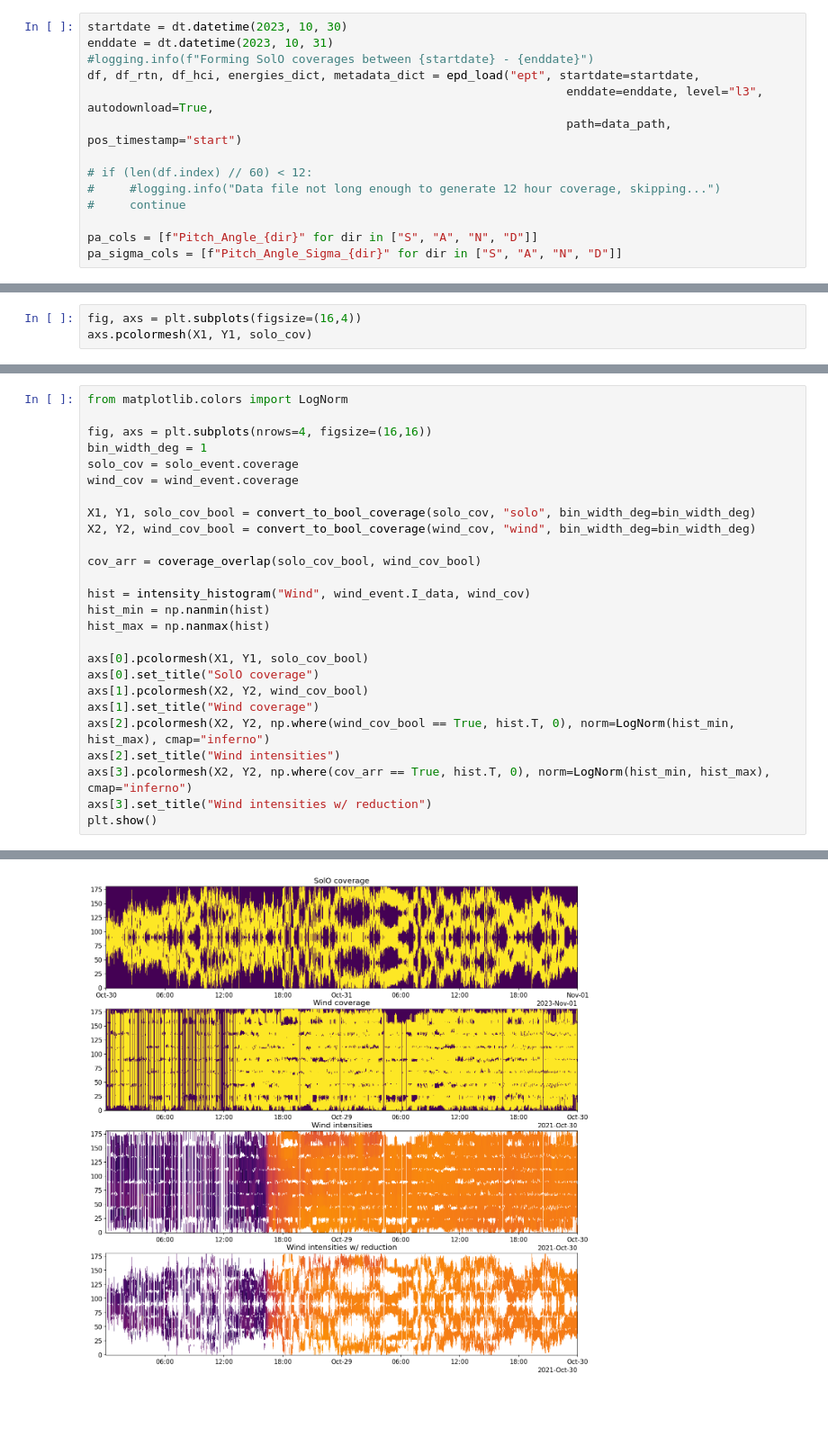
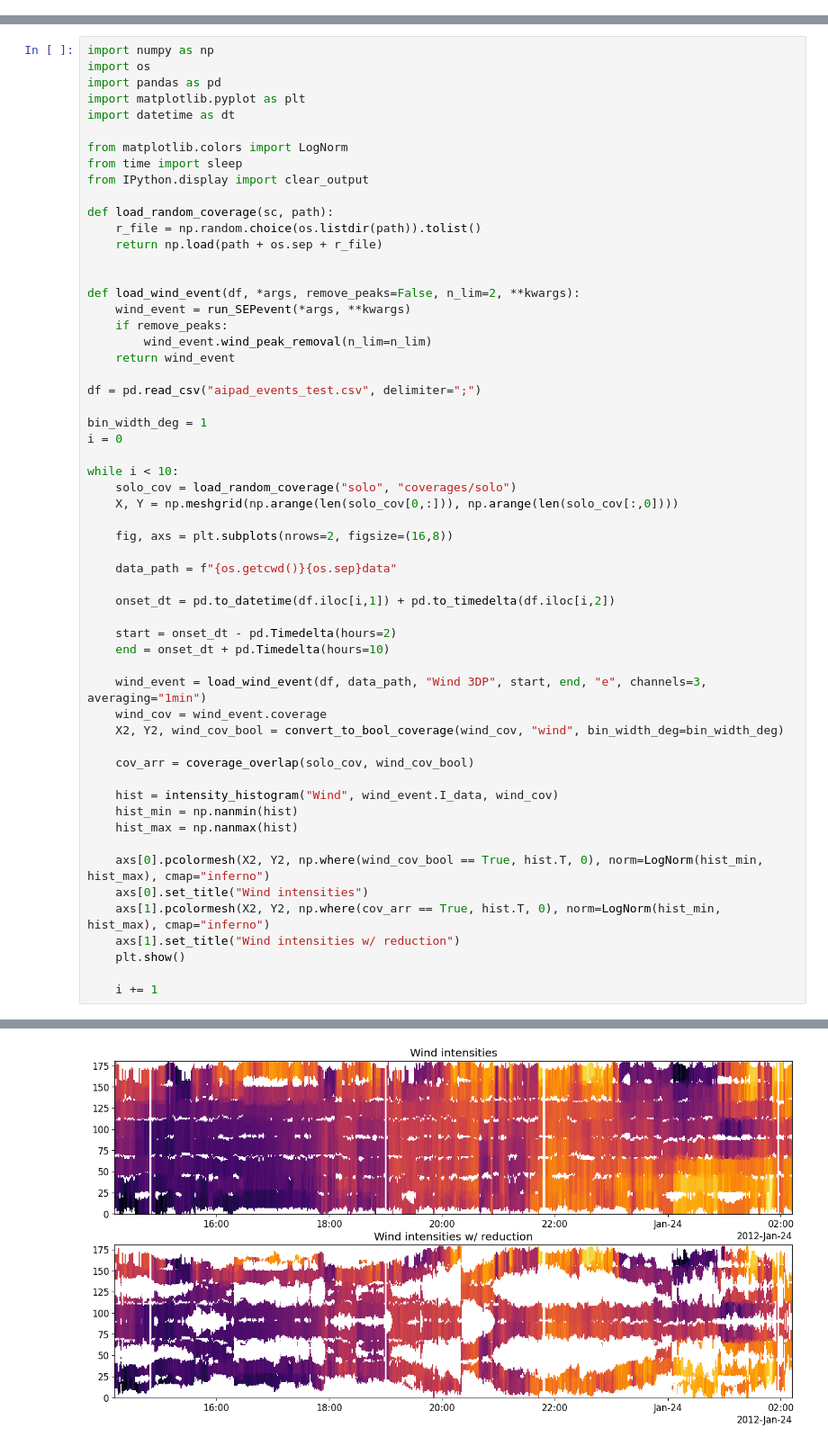
Before and after one commit to ojsant/gradu, a Jupyter notebook: pad_artificial_reduction.ipynb, the cells around one changed output, grey strips where cells are left out. Shown at 90% size. Cells and saved outputs as stored; diff of their text form; blank space fills up the shorter version.

```diff
--- a/pad_artificial_reduction.ipynb
+++ b/pad_artificial_reduction.ipynb
@@ -112,14 +85,0 @@ def intensity_histogram(sc, I_data, coverage):
-# %%
-startdate = dt.datetime(2023, 10, 30)
-enddate = dt.datetime(2023, 10, 31)
-#logging.info(f"Forming SolO coverages between {startdate} - {enddate}")
-df, df_rtn, df_hci, energies_dict, metadata_dict = epd_load("ept", startdate=startdate,
-                                                                    enddate=enddate, level="l3", autodownload=True,
-                                                                    path=data_path, pos_timestamp="start")
-
-# if (len(df.index) // 60) < 12:
-#     #logging.info("Data file not long enough to generate 12 hour coverage, skipping...")
-#     continue
-
-pa_cols = [f"Pitch_Angle_{dir}" for dir in ["S", "A", "N", "D"]]
-pa_sigma_cols = [f"Pitch_Angle_Sigma_{dir}" for dir in ["S", "A", "N", "D"]]
@@ -192,3 +85,0 @@ if len(solo_cov) == 24 * 60:
-# %%
-fig, axs = plt.subplots(figsize=(16,4))
-axs.pcolormesh(X1, Y1, solo_cov)
@@ -198,27 +86,58 @@ axs.pcolormesh(X1, Y1, solo_cov)
 # %%
+import numpy as np
+import os
+import pandas as pd
+import matplotlib.pyplot as plt
+import datetime as dt
+
 from matplotlib.colors import LogNorm
+from time import sleep
+from IPython.display import clear_output
 
-fig, axs = plt.subplots(nrows=4, figsize=(16,16))
+def load_random_coverage(sc, path):
+    r_file = np.random.choice(os.listdir(path)).tolist()
+    return np.load(path + os.sep + r_file)
+
+
+def load_wind_event(df, *args, remove_peaks=False, n_lim=2, **kwargs):
+    wind_event = run_SEPevent(*args, **kwargs)
+    if remove_peaks:
+        wind_event.wind_peak_removal(n_lim=n_lim)
+    return wind_event
+
+df = pd.read_csv("aipad_events_test.csv", delimiter=";")
+
 bin_width_deg = 1
-solo_cov = solo_event.coverage
-wind_cov = wind_event.coverage
+i = 0
 
-X1, Y1, solo_cov_bool = convert_to_bool_coverage(solo_cov, "solo", bin_width_deg=bin_width_deg)
-X2, Y2, wind_cov_bool = convert_to_bool_coverage(wind_cov, "wind", bin_width_deg=bin_width_deg)
+while i < 10:
+    solo_cov = load_random_coverage("solo", "coverages/solo")
+    X, Y = np.meshgrid(np.arange(len(solo_cov[0,:])), np.arange(len(solo_cov[:,0])))
 
-cov_arr = coverage_overlap(solo_cov_bool, wind_cov_bool)
+    fig, axs = plt.subplots(nrows=2, figsize=(16,8))
 
-hist = intensity_histogram("Wind", wind_event.I_data, wind_cov)
-hist_min = np.nanmin(hist)
-hist_max = np.nanmax(hist)
+    data_path = f"{os.getcwd()}{os.sep}data"
 
-axs[0].pcolormesh(X1, Y1, solo_cov_bool)
-axs[0].set_title("SolO coverage")
-axs[1].pcolormesh(X2, Y2, wind_cov_bool)
-axs[1].set_title("Wind coverage")
-axs[2].pcolormesh(X2, Y2, np.where(wind_cov_bool == True, hist.T, 0), norm=LogNorm(hist_min, hist_max), cmap="inferno")
-axs[2].set_title("Wind intensities")
-axs[3].pcolormesh(X2, Y2, np.where(cov_arr == True, hist.T, 0), norm=LogNorm(hist_min, hist_max), cmap="inferno")
-axs[3].set_title("Wind intensities w/ reduction")
-plt.show()
+    onset_dt = pd.to_datetime(df.iloc[i,1]) + pd.to_timedelta(df.iloc[i,2])
+
+    start = onset_dt - pd.Timedelta(hours=2)
+    end = onset_dt + pd.Timedelta(hours=10)
+
+    wind_event = load_wind_event(df, data_path, "Wind 3DP", start, end, "e", channels=3, averaging="1min")
+    wind_cov = wind_event.coverage
+    X2, Y2, wind_cov_bool = convert_to_bool_coverage(wind_cov, "wind", bin_width_deg=bin_width_deg)
+
+    cov_arr = coverage_overlap(solo_cov, wind_cov_bool)
+
+    hist = intensity_histogram("Wind", wind_event.I_data, wind_cov)
+    hist_min = np.nanmin(hist)
+    hist_max = np.nanmax(hist)
+
+    axs[0].pcolormesh(X2, Y2, np.where(wind_cov_bool == True, hist.T, 0), norm=LogNorm(hist_min, hist_max), cmap="inferno")
+    axs[0].set_title("Wind intensities")
+    axs[1].pcolormesh(X2, Y2, np.where(cov_arr == True, hist.T, 0), norm=LogNorm(hist_min, hist_max), cmap="inferno")
+    axs[1].set_title("Wind intensities w/ reduction")
+    plt.show()
+
+    i += 1
 # %% [output]
@@ -225 +151 @@ plt.show()
-[figure, old version]
+[figure, new version]
```
Also changed, not shown: parts of 13 cells of this notebook, 20 other files.
